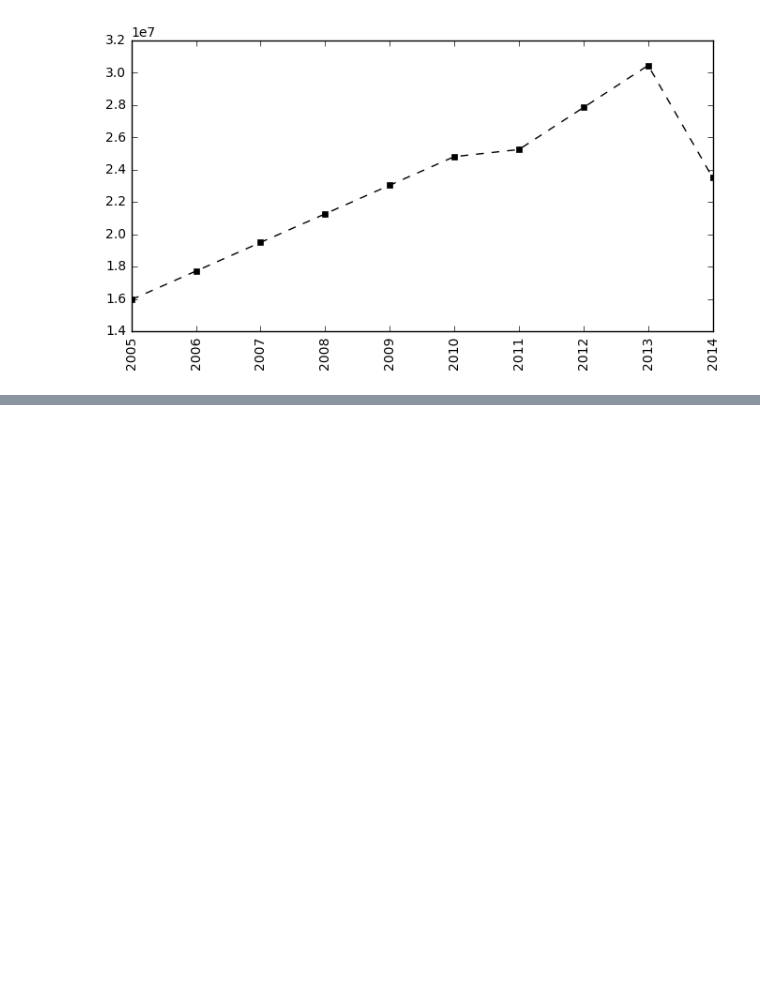
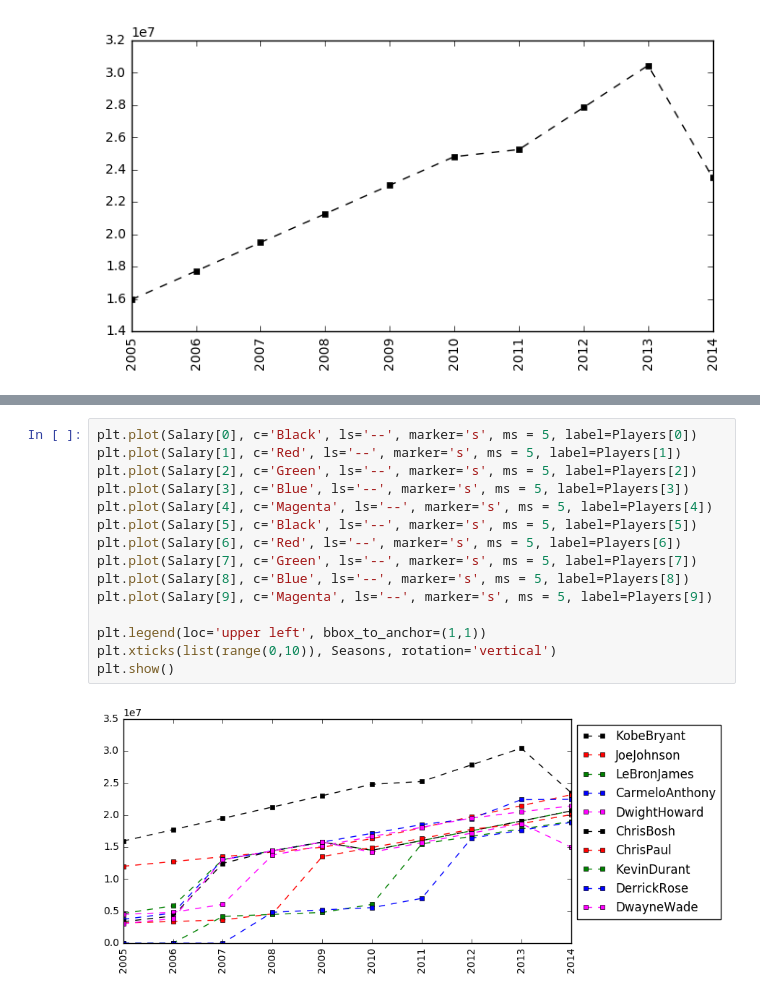
Before and after one commit to jamesferry11/Jupyter-Notebooks, a Jupyter notebook: NBA Stats/NBA Stats 2016.ipynb, the cells around one changed output, grey strips where cells are left out. Drawn from its saved outputs; the diff is of its cells as text; blank space fills up the shorter version.

```diff
--- a/NBA Stats/NBA Stats 2016.ipynb
+++ b/NBA Stats/NBA Stats 2016.ipynb
@@ -518,0 +552,17 @@ plt.show()
+# %%
+plt.plot(Salary[0], c='Black', ls='--', marker='s', ms = 5, label=Players[0])
+plt.plot(Salary[1], c='Red', ls='--', marker='s', ms = 5, label=Players[1])
+plt.plot(Salary[2], c='Green', ls='--', marker='s', ms = 5, label=Players[2])
+plt.plot(Salary[3], c='Blue', ls='--', marker='s', ms = 5, label=Players[3])
+plt.plot(Salary[4], c='Magenta', ls='--', marker='s', ms = 5, label=Players[4])
+plt.plot(Salary[5], c='Black', ls='--', marker='s', ms = 5, label=Players[5])
+plt.plot(Salary[6], c='Red', ls='--', marker='s', ms = 5, label=Players[6])
+plt.plot(Salary[7], c='Green', ls='--', marker='s', ms = 5, label=Players[7])
+plt.plot(Salary[8], c='Blue', ls='--', marker='s', ms = 5, label=Players[8])
+plt.plot(Salary[9], c='Magenta', ls='--', marker='s', ms = 5, label=Players[9])
+
+plt.legend(loc='upper left', bbox_to_anchor=(1,1))
+plt.xticks(list(range(0,10)), Seasons, rotation='vertical')
+plt.show()
+# %% [output]
+[figure, added]
```
Also changed, not shown: parts of 4 cells of this notebook, 1 other file.
